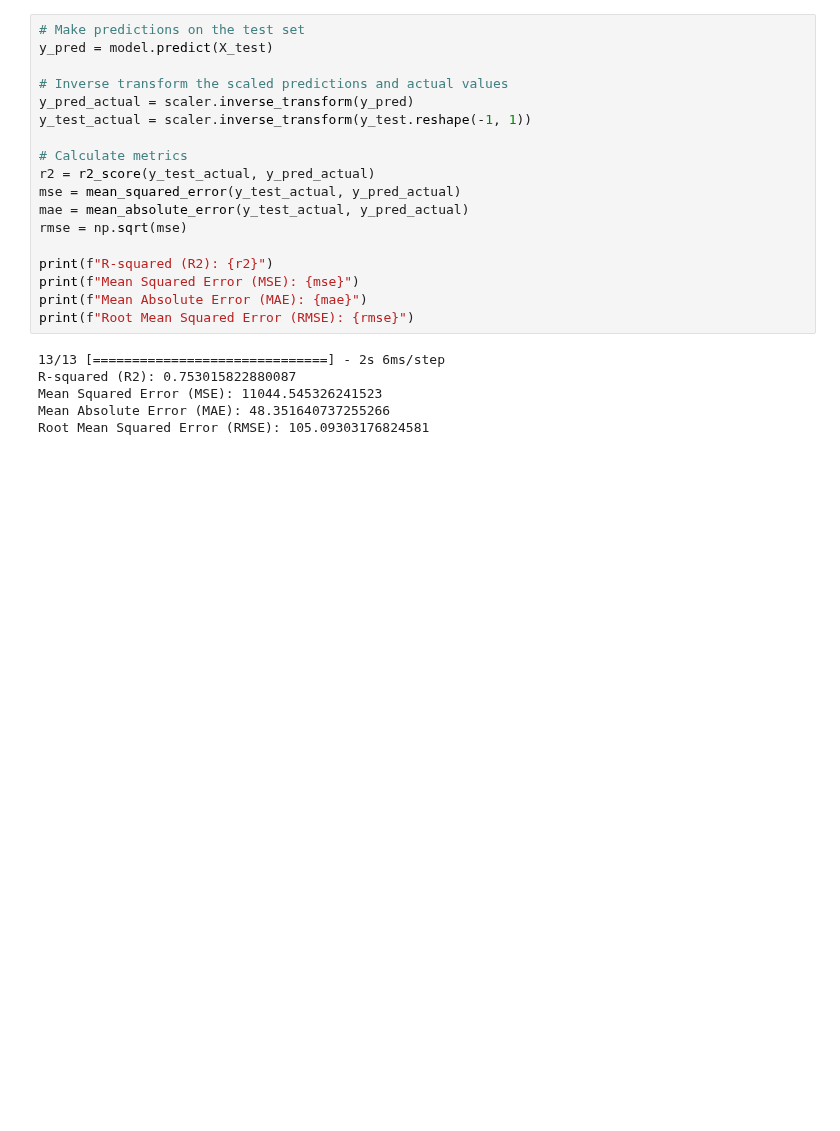
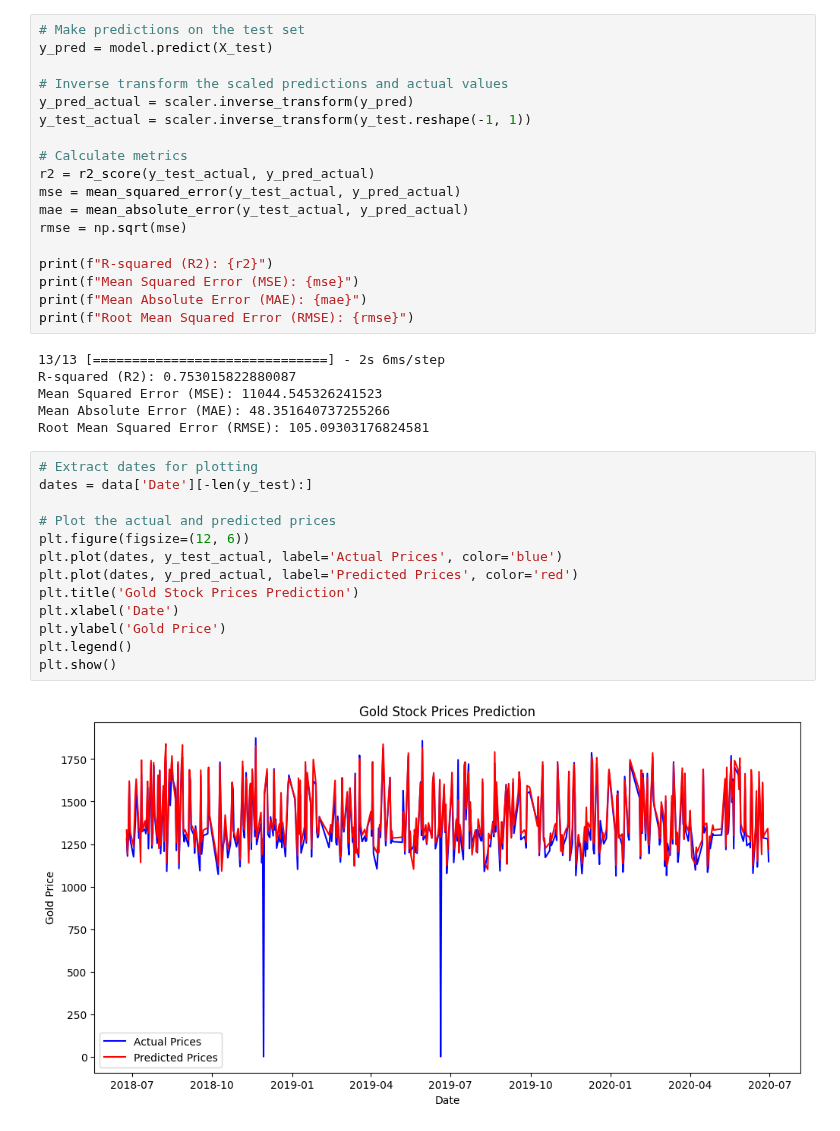
Before and after one commit to ashenJay07/4th-year-DL-assignment, a Jupyter notebook: 2.notebooks/stock_price_prediction_with_LSTM_evaluation.ipynb, the cells around one changed output. Cells and saved outputs as stored; diff of their text form; blank space fills up the shorter version.

Commit message:
Model Evaluation - Plot the actual and predicted prices of the Gold commodity.

```diff
--- a/2.notebooks/stock_price_prediction_with_LSTM_evaluation.ipynb
+++ b/2.notebooks/stock_price_prediction_with_LSTM_evaluation.ipynb
@@ -162,3 +162,18 @@ R-squared (R2): 0.753015822880087
 Mean Squared Error (MSE): 11044.545326241523
 Mean Absolute Error (MAE): 48.351640737255266
 Root Mean Squared Error (RMSE): 105.09303176824581
+# %%
+# Extract dates for plotting
+dates = data['Date'][-len(y_test):]
+
+# Plot the actual and predicted prices
+plt.figure(figsize=(12, 6))
+plt.plot(dates, y_test_actual, label='Actual Prices', color='blue')
+plt.plot(dates, y_pred_actual, label='Predicted Prices', color='red')
+plt.title('Gold Stock Prices Prediction')
+plt.xlabel('Date')
+plt.ylabel('Gold Price')
+plt.legend()
+plt.show()
+# %% [output]
+[figure, added]
```
